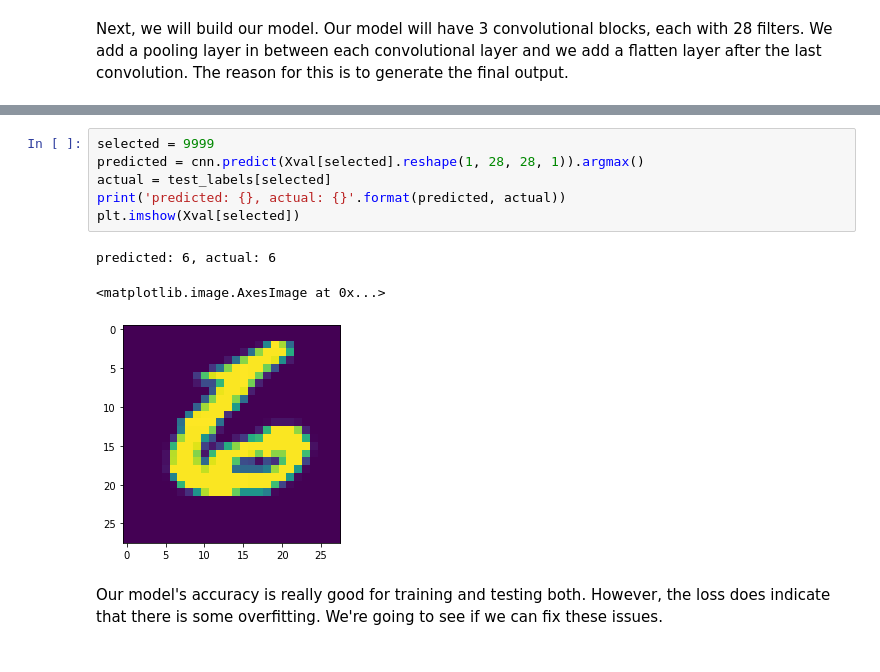
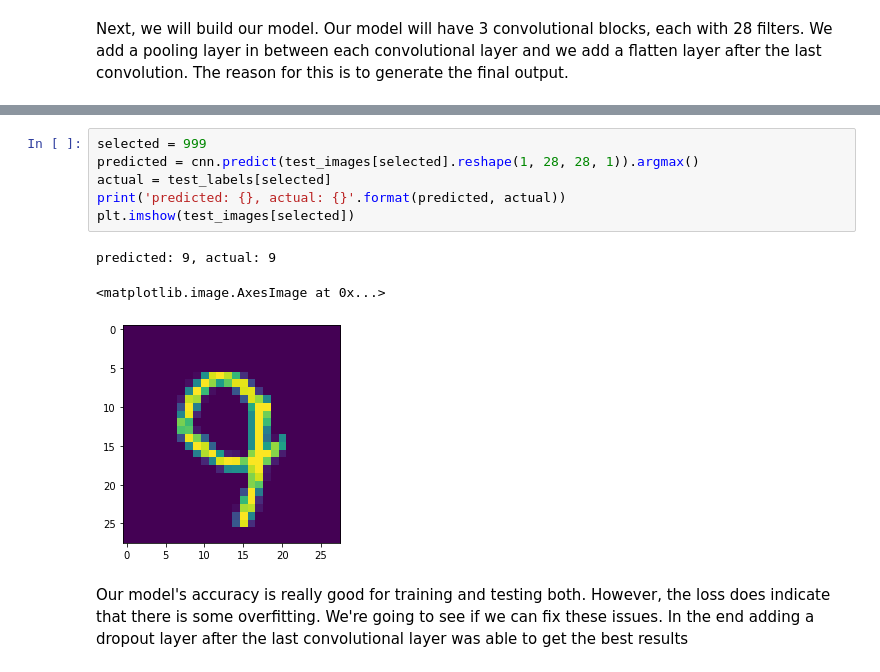
Before and after one commit to spe301/CNN-tutorial, a Jupyter notebook: CNN_Tutorial.ipynb, the cells around one changed output, grey strips where cells are left out. Saved outputs shown, nothing was run; the diff lists cells and outputs as text.

```diff
--- a/CNN_Tutorial.ipynb
+++ b/CNN_Tutorial.ipynb
@@ -130,15 +133,15 @@ cnn.evaluate(Xval, yval, batch_size=64)
 # %%
-selected = 9999
-predicted = cnn.predict(Xval[selected].reshape(1, 28, 28, 1)).argmax()
+selected = 999
+predicted = cnn.predict(test_images[selected].reshape(1, 28, 28, 1)).argmax()
 actual = test_labels[selected]
 print('predicted: {}, actual: {}'.format(predicted, actual))
-plt.imshow(Xval[selected])
+plt.imshow(test_images[selected])
 # %% [output]
-predicted: 6, actual: 6
+predicted: 9, actual: 9
 <matplotlib.image.AxesImage at 0x...>
-[figure, old version]
+[figure, new version]
 # %% [markdown]
-Our model's accuracy is really good for training and testing both. However, the loss does indicate that there is some overfitting. We're going to see if we can fix these issues.
+Our model's accuracy is really good for training and testing both. However, the loss does indicate that there is some overfitting. We're going to see if we can fix these issues. In the end adding a dropout layer after the last convolutional layer was able to get the best results
 # %%
 cnn2 = models.Sequential()
 cnn2.add(layers.Conv2D(28, (3, 3), activation='relu', input_shape=(28, 28, 1)))
```
Also changed, not shown: parts of 15 cells of this notebook.
